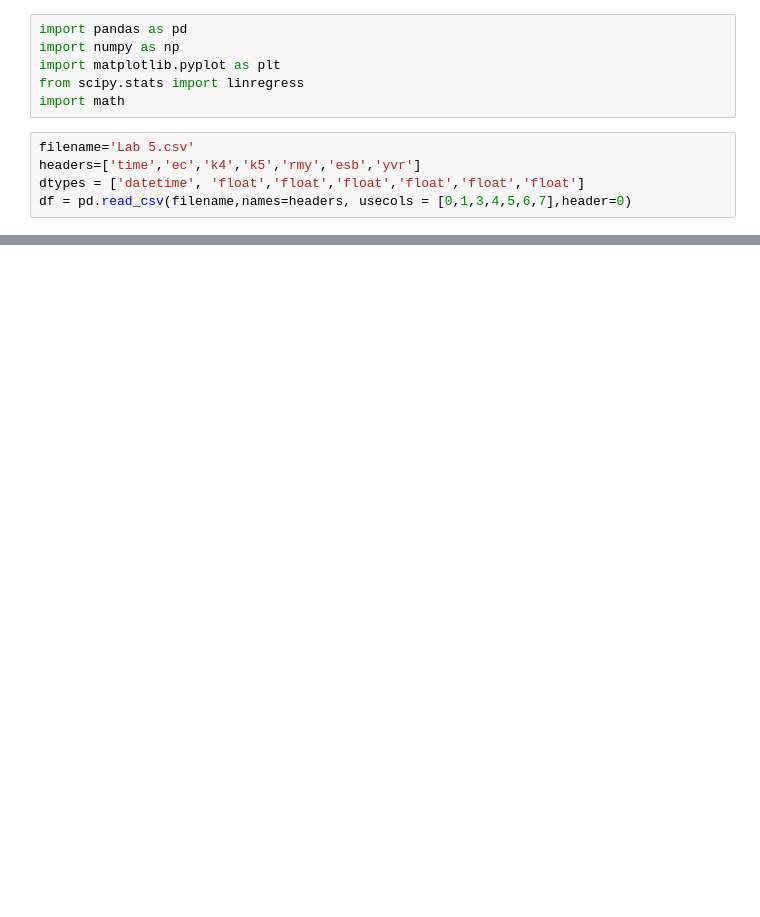
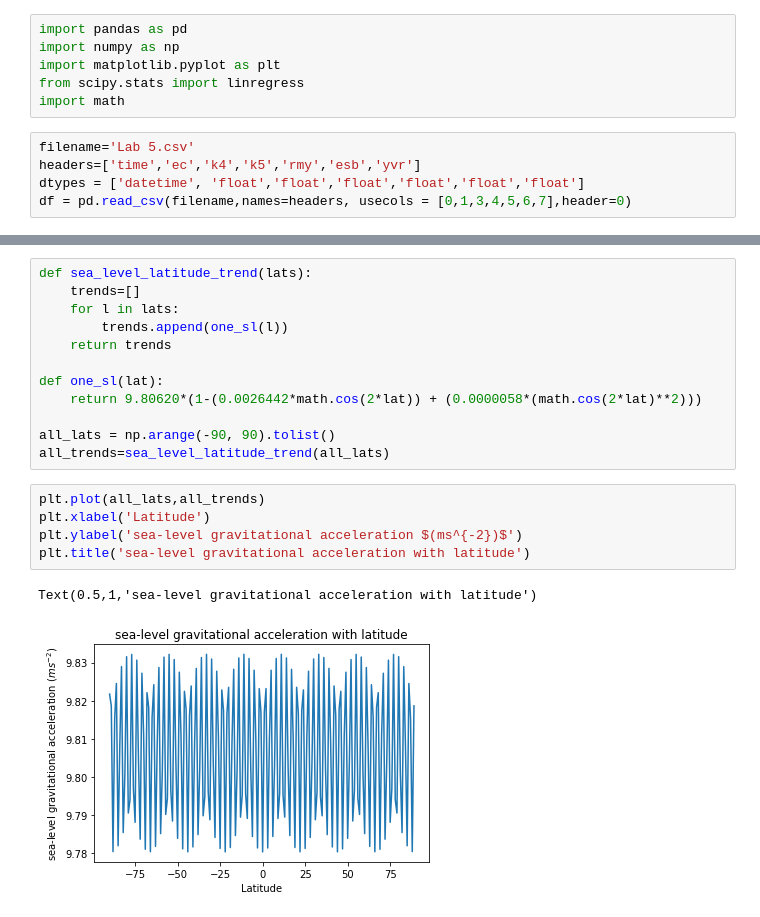
Before and after one commit to Pearl-Ayem/a303_course_work, a Jupyter notebook: Lab 5/Barometry .ipynb, the cells around one changed output, grey strips where cells are left out. Saved outputs shown, nothing was run; the diff lists cells and outputs as text; blank space fills up the shorter version.

```diff
--- a/Lab 5/Barometry .ipynb
+++ b/Lab 5/Barometry .ipynb
@@ -137,0 +110,20 @@ $ saturated\;mixing\;ratio(e_s)=0.6113\;kPa*exp[\frac{2.5e6\;Jkg^-1}{461\;Jkg^-1
+# %%
+def sea_level_latitude_trend(lats):
+    trends=[]
+    for l in lats:
+        trends.append(one_sl(l))
+    return trends
+
+def one_sl(lat):
+    return 9.80620*(1-(0.0026442*math.cos(2*lat)) + (0.0000058*(math.cos(2*lat)**2)))
+
+all_lats = np.arange(-90, 90).tolist()
+all_trends=sea_level_latitude_trend(all_lats)
+# %%
+plt.plot(all_lats,all_trends)
+plt.xlabel('Latitude')
+plt.ylabel('sea-level gravitational acceleration $(ms^{-2})$')
+plt.title('sea-level gravitational acceleration with latitude')
+# %% [output]
+Text(0.5,1,'sea-level gravitational acceleration with latitude')
+[figure, added]
```
Also changed, not shown: parts of 23 cells of this notebook, 4 other files.
